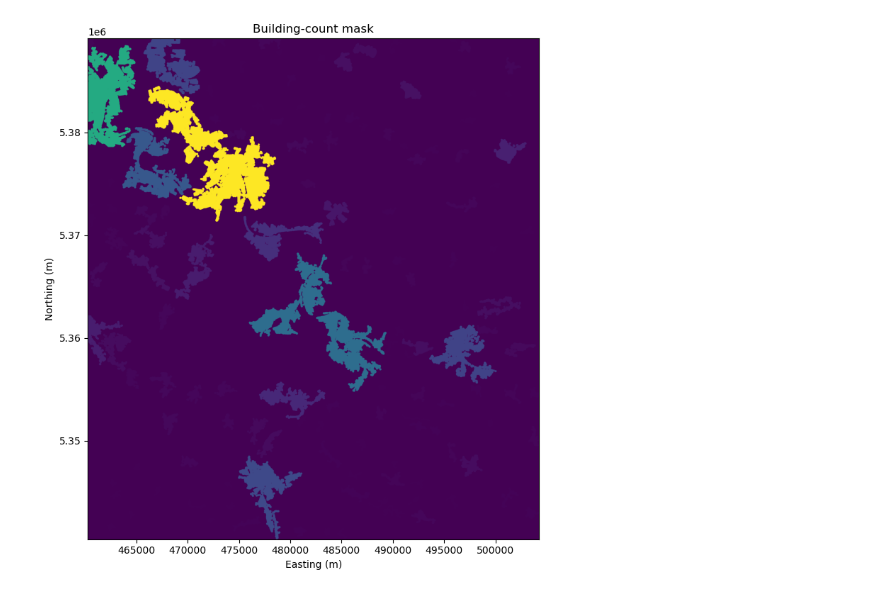
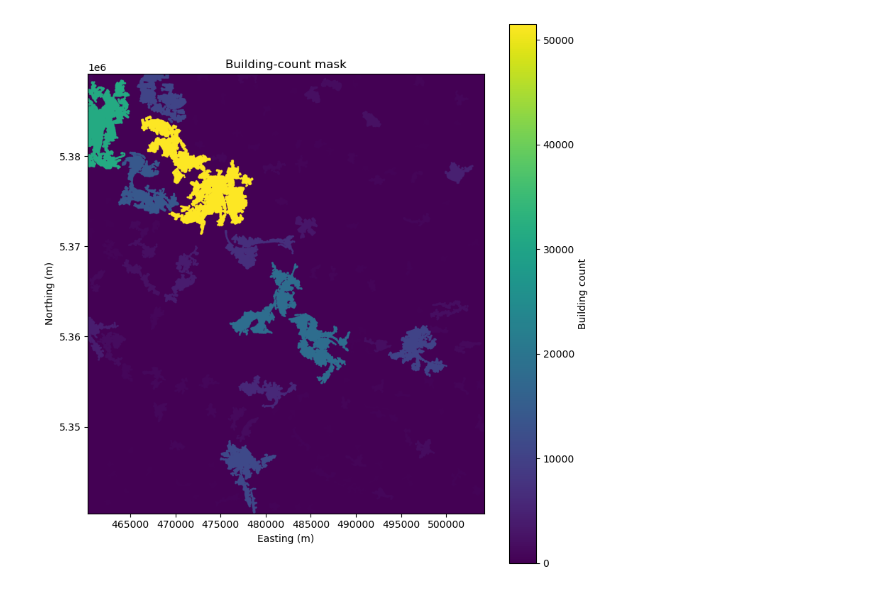
Before and after one commit to tyhowee/geo_datasci_tools, a Jupyter notebook: geojson_tools/buildings_poly_to_tiff.ipynb, the cells around one changed output. Drawn from its saved outputs; the diff is of its cells as text; code cells hidden in the pictures.

Commit message:
added colorbar to plot, histogram of settlement sizes

```diff
--- a/geojson_tools/buildings_poly_to_tiff.ipynb
+++ b/geojson_tools/buildings_poly_to_tiff.ipynb
@@ -51,12 +52,23 @@ mask_cont = rasterize(
 # %%
 # 4) plot the mask
 fig, ax = plt.subplots(figsize=(8, 8))
 extent = (minx, maxx, miny, maxy)
-ax.imshow(mask_cont, origin="upper", extent=extent)
+
+im = ax.imshow(
+    mask_cont,
+    origin="upper",
+    extent=extent,
+    cmap="viridis",  # choose any matplotlib colormap
+)
+
+# add a colorbar and label it
+cbar = fig.colorbar(im, ax=ax)
+cbar.set_label("Building count")
+
 ax.set_title("Building‐count mask")
 ax.set_xlabel("Easting (m)")
 ax.set_ylabel("Northing (m)")
 plt.tight_layout()
 plt.show()
 # %% [output]
-[figure, old version]
+[figure, new version]
```
Also changed, not shown: parts of 2 cells of this notebook.
